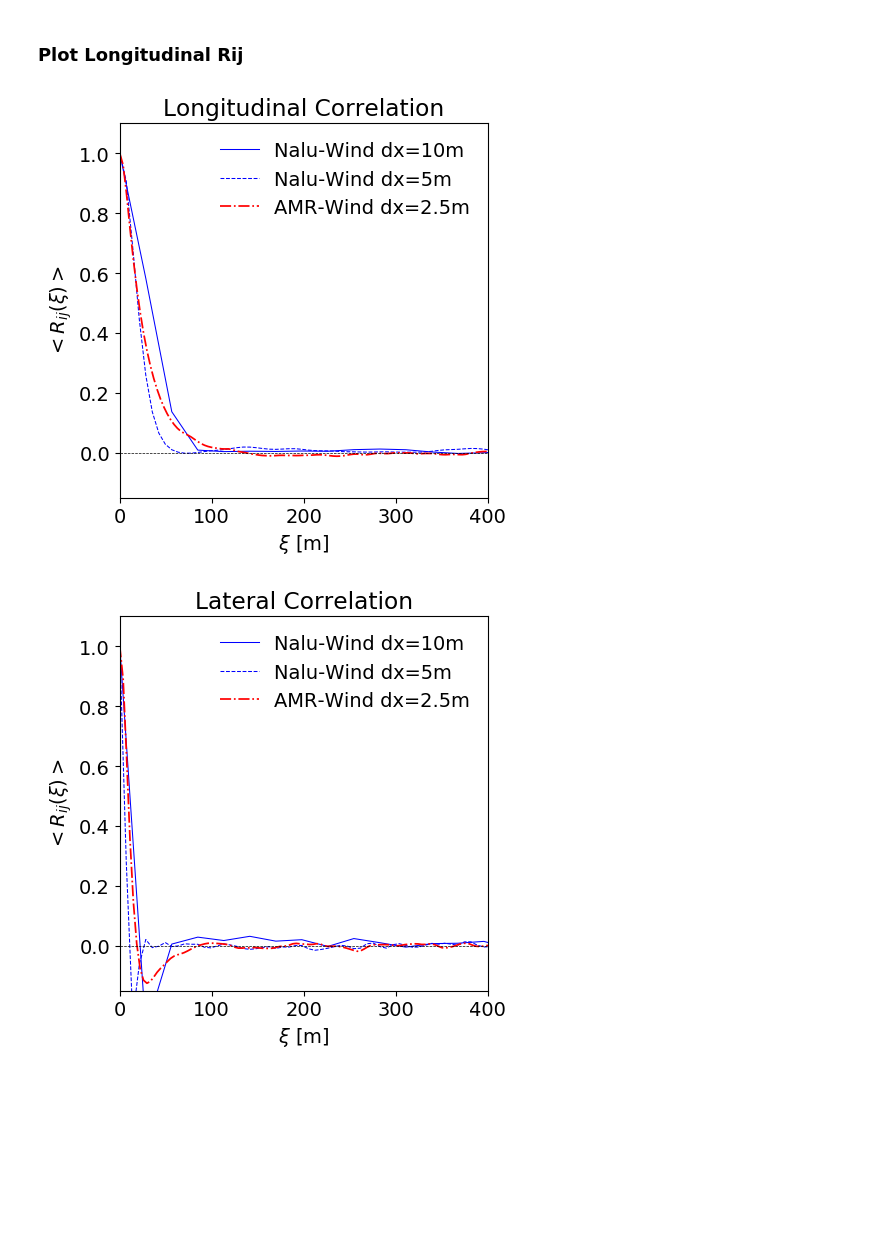
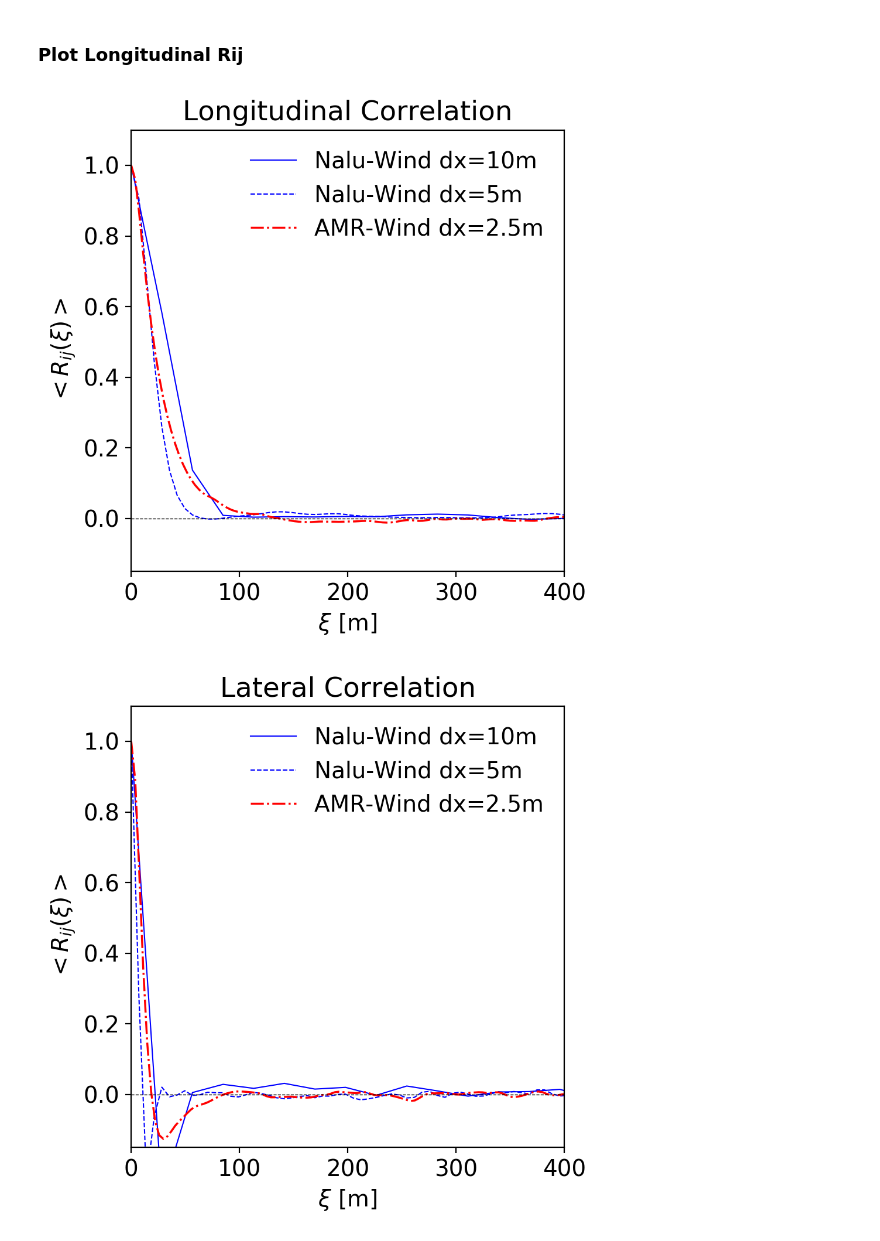
Before and after one commit to lawrenceccheung/AIAAScitech2021, a Jupyter notebook: Postprocessing/GridStudy/GridStudy_Rij.ipynb, the cells around one changed output. Drawn from its saved outputs; the diff is of its cells as text; code cells hidden in the pictures; blank space fills up the shorter version.

Commit message:
Update figures and postprocessing

```diff
--- a/Postprocessing/GridStudy/GridStudy_Rij.ipynb
+++ b/Postprocessing/GridStudy/GridStudy_Rij.ipynb
@@ -40,8 +40,8 @@ figdir   = '../../Paper/figures/'
 ### Plot Longitudinal Rij
 # %%
 # --- Paper version ---
-plt.figure("long", figsize=(5,5),dpi=100)
-plt.figure("lat",  figsize=(5,5),dpi=100)
+plt.figure("long", figsize=(5,5),dpi=200)
+plt.figure("lat",  figsize=(5,5),dpi=200)
 plt.rc('font', size=14)
 for irun, run in enumerate(runlist[:]):
     rundict  = runlist[irun][NumReqCols] if len(runlist[irun])>NumReqCols else {}
@@ -62,32 +62,32 @@ for irun, run in enumerate(runlist[:]):
 
 # Construct a legend
 plt.figure("long")
 plt.legend(loc='upper right',frameon=False)
 plt.ylim([-0.15, 1.1]);
 plt.xlim([0, 400])
 plt.xlabel(r'$\xi$ [m]')
 plt.ylabel(r'$<R_{ij}(\xi)>$')
 #plt.grid()
 plt.axhline(0, color='k', linestyle='--', linewidth=0.5)
 plt.title(r'Longitudinal Correlation');
 plt.tight_layout()
 
 plt.figure("lat")
 plt.legend(loc='upper right',frameon=False)
 plt.ylim([-0.15, 1.1]);
 plt.xlim([0, 400])
 plt.xlabel(r'$\xi$ [m]')
 plt.ylabel(r'$<R_{ij}(\xi)>$')
 plt.axhline(0, color='k', linestyle='--', linewidth=0.5)
 #plt.grid()
 plt.title(r'Lateral Correlation');
 plt.tight_layout()
 
 if savefigs:
     plt.figure("long")
     plt.savefig(figdir+'/'+'GridStudy_Rij_Longitudinal.png')
     plt.figure("lat")
     plt.savefig(figdir+'/'+'GridStudy_Rij_Lateral.png')
 # %% [output]
-[figure, old version]
+[figure, new version]
-[figure, old version]
+[figure, new version]
```
Also changed, not shown: 10 other files.
